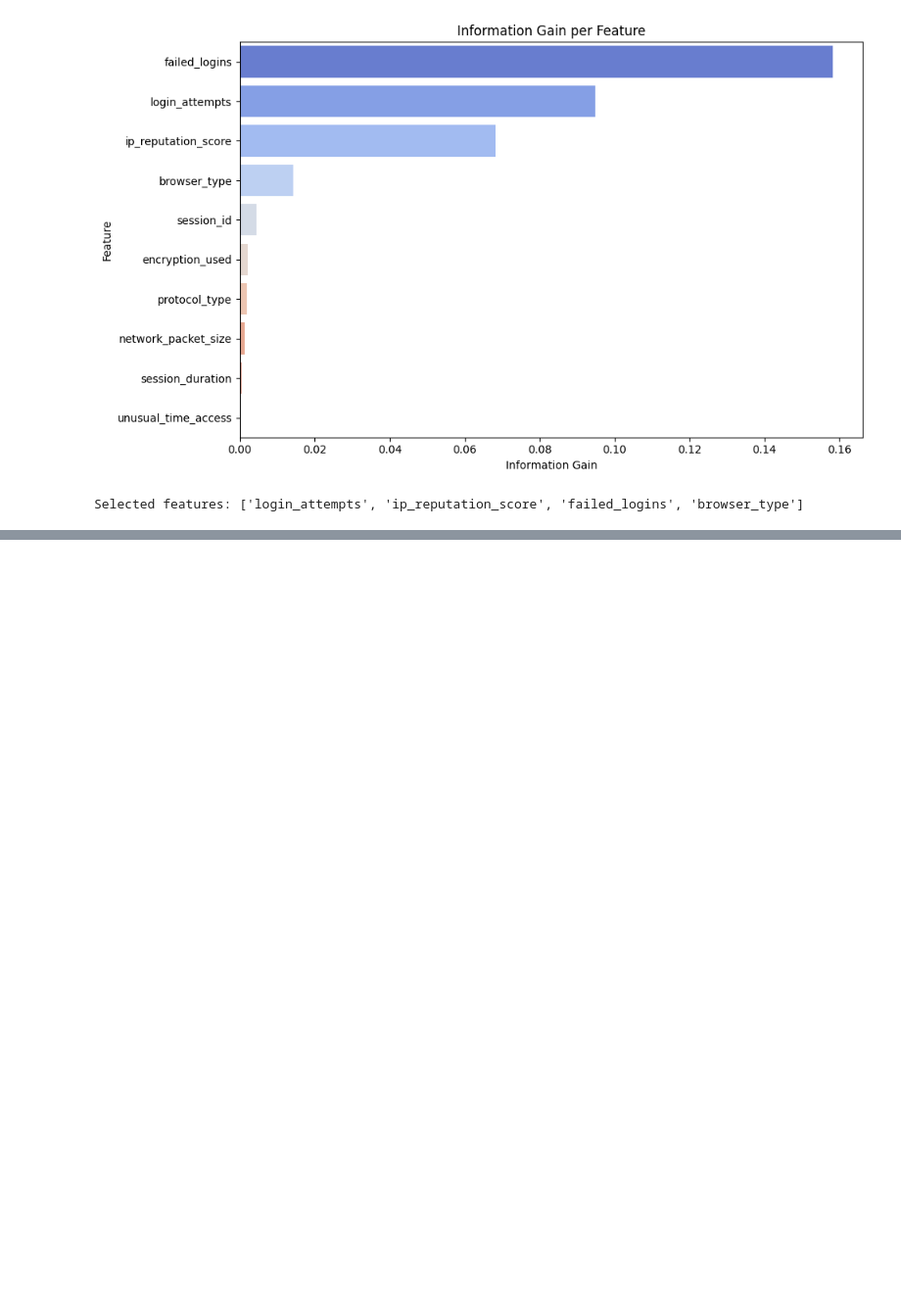
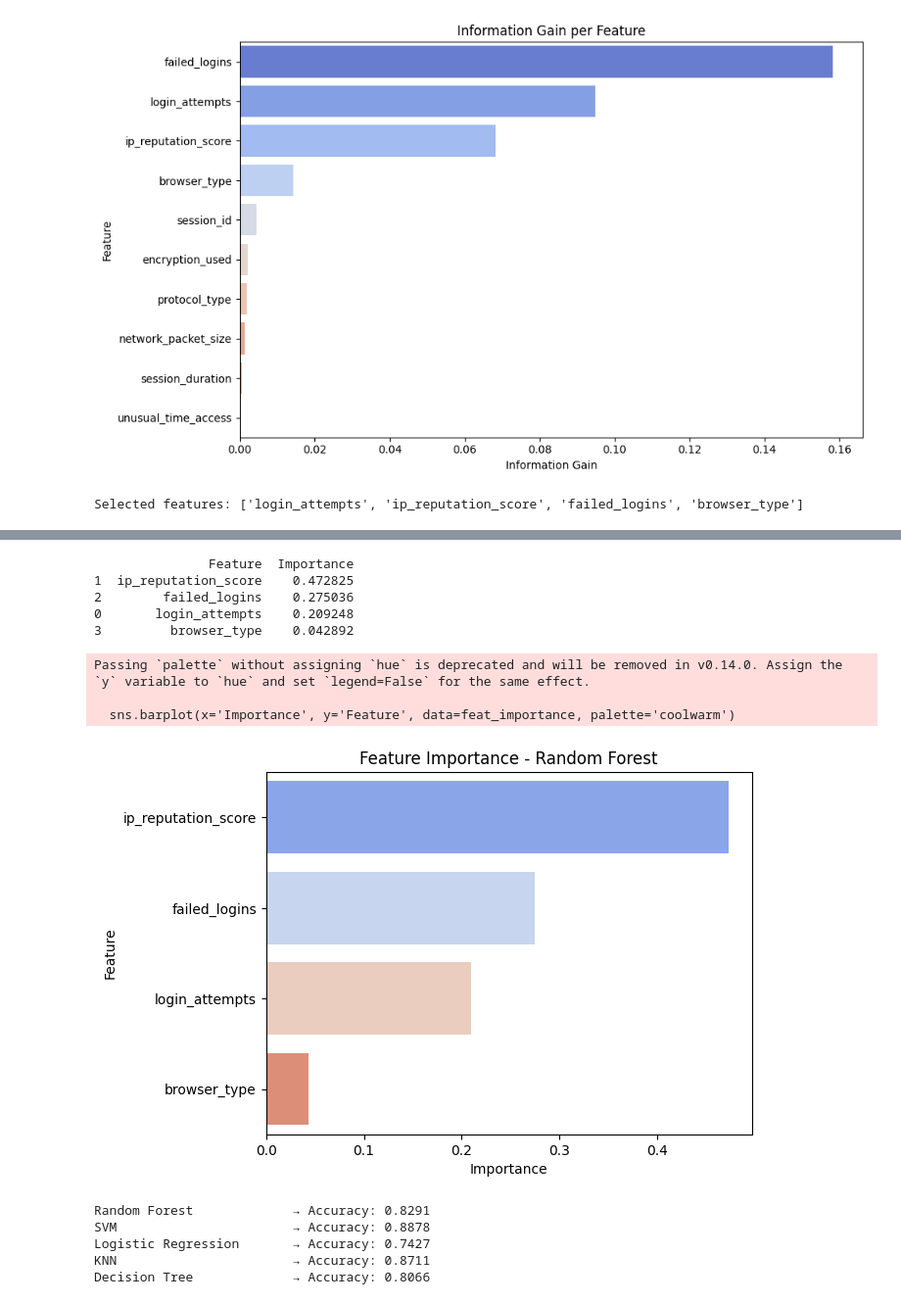
Before and after one commit to LojainAhmad25/cybersecurity-intrusion-detection, a Jupyter notebook: Cybersecurity_Intrusion_Detection.ipynb, the cells around one changed output, grey strips where cells are left out. Shown at 98% size. Cells and saved outputs as stored; diff of their text form; code cells hidden in the pictures; blank space fills up the shorter version.

```diff
--- a/Cybersecurity_Intrusion_Detection.ipynb
+++ b/Cybersecurity_Intrusion_Detection.ipynb
@@ -270,0 +340,42 @@ Scaling done ✓
+# %%
+feat_importance = pd.DataFrame({
+    'Feature': X.columns[selector.get_support()],
+    'Importance': model.feature_importances_
+}).sort_values('Importance', ascending=False)
+
+print(feat_importance)
+# %% [output]
+               Feature  Importance
+1  ip_reputation_score    0.472825
+2        failed_logins    0.275036
+0       login_attempts    0.209248
+3         browser_type    0.042892
+# %%
+sns.barplot(x='Importance', y='Feature', data=feat_importance, palette='coolwarm')
+plt.title('Feature Importance - Random Forest')
+plt.show()
+# %% [output]
+Passing `palette` without assigning `hue` is deprecated and will be removed in v0.14.0. Assign the `y` variable to `hue` and set `legend=False` for the same effect.
+
+  sns.barplot(x='Importance', y='Feature', data=feat_importance, palette='coolwarm')
+[figure, added]
+# %%
+models = {
+    'Random Forest'       : RandomForestClassifier(random_state=42),
+    'SVM'                 : SVC(random_state=42),
+    'Logistic Regression' : LogisticRegression(random_state=42),
+    'KNN'                 : KNeighborsClassifier(),
+    'Decision Tree'       : DecisionTreeClassifier(random_state=42)
+}
+
+# Train and compare
+for name, m in models.items():
+    m.fit(x_train, y_train)
+    acc = m.score(x_test, y_test)
+    print(f"{name:25} → Accuracy: {acc:.4f}")
+# %% [output]
+Random Forest             → Accuracy: 0.8291
+SVM                       → Accuracy: 0.8878
+Logistic Regression       → Accuracy: 0.7427
+KNN                       → Accuracy: 0.8711
+Decision Tree             → Accuracy: 0.8066
```
Also changed, not shown: parts of 11 cells of this notebook.
